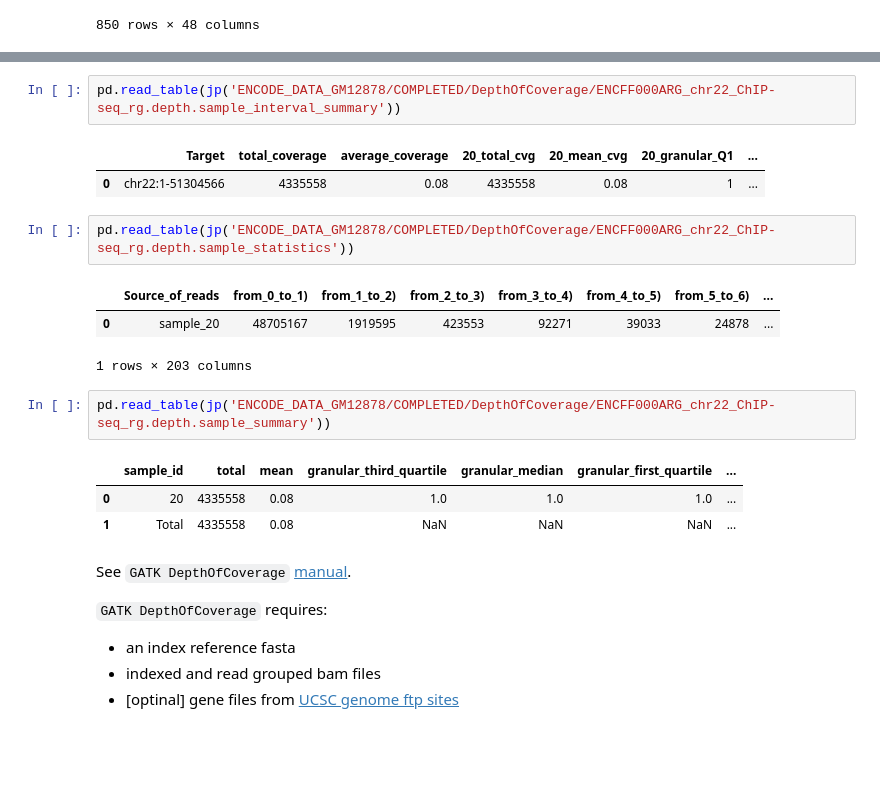
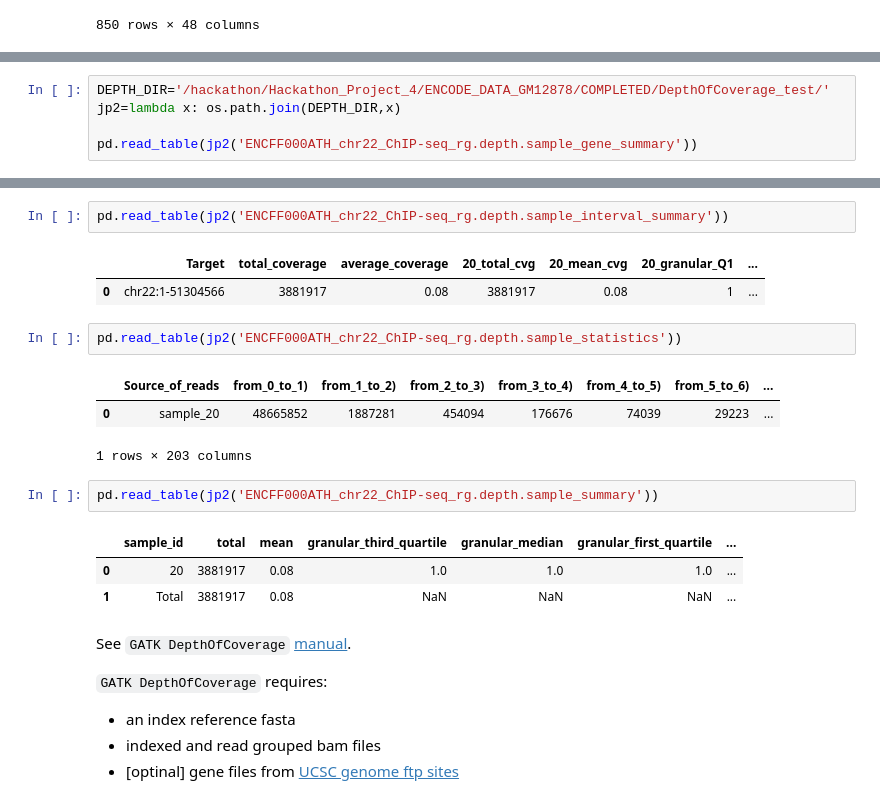
Before and after one commit to hackseq/2016_project_4, a Jupyter notebook: notebooks/DepthOfCoverage.ipynb, the cells around one changed output, grey strips where cells are left out. Cells and saved outputs as stored; diff of their text form; blank space fills up the shorter version.

```diff
--- a/notebooks/DepthOfCoverage.ipynb
+++ b/notebooks/DepthOfCoverage.ipynb
@@ -50,0 +55,5 @@ pd.read_table(jp('ENCODE_DATA_GM12878/COMPLETED/DepthOfCoverage/ENCFF000ARG_chr2
+# %%
+DEPTH_DIR='/hackathon/Hackathon_Project_4/ENCODE_DATA_GM12878/COMPLETED/DepthOfCoverage_test/'
+jp2=lambda x: os.path.join(DEPTH_DIR,x)
+
+pd.read_table(jp2('ENCFF000ATH_chr22_ChIP-seq_rg.depth.sample_gene_summary'))
@@ -55,22 +83,22 @@ pd.read_table(jp('ENCODE_DATA_GM12878/COMPLETED/DepthOfCoverage/ENCFF000ARG_chr2
 | 0 | At_least_1_samples | 1 | 0 | 0 | 0 | 0 | 0 | 0 | 0 | 0 | ... |
 1 rows × 203 columns
 # %%
-pd.read_table(jp('ENCODE_DATA_GM12878/COMPLETED/DepthOfCoverage/ENCFF000ARG_chr22_ChIP-seq_rg.depth.sample_interval_summary'))
+pd.read_table(jp2('ENCFF000ATH_chr22_ChIP-seq_rg.depth.sample_interval_summary'))
 # %% [output]
 |  | Target | total_coverage | average_coverage | 20_total_cvg | 20_mean_cvg | 20_granular_Q1 | ... |
-| 0 | chr22:1-51304566 | 4335558 | 0.08 | 4335558 | 0.08 | 1 | ... |
+| 0 | chr22:1-51304566 | 3881917 | 0.08 | 3881917 | 0.08 | 1 | ... |
 # %%
-pd.read_table(jp('ENCODE_DATA_GM12878/COMPLETED/DepthOfCoverage/ENCFF000ARG_chr22_ChIP-seq_rg.depth.sample_statistics'))
+pd.read_table(jp2('ENCFF000ATH_chr22_ChIP-seq_rg.depth.sample_statistics'))
 # %% [output]
 |  | Source_of_reads | from_0_to_1) | from_1_to_2) | from_2_to_3) | from_3_to_4) | from_4_to_5) | from_5_to_6) | ... |
-| 0 | sample_20 | 48705167 | 1919595 | 423553 | 92271 | 39033 | 24878 | ... |
+| 0 | sample_20 | 48665852 | 1887281 | 454094 | 176676 | 74039 | 29223 | ... |
 1 rows × 203 columns
 # %%
-pd.read_table(jp('ENCODE_DATA_GM12878/COMPLETED/DepthOfCoverage/ENCFF000ARG_chr22_ChIP-seq_rg.depth.sample_summary'))
+pd.read_table(jp2('ENCFF000ATH_chr22_ChIP-seq_rg.depth.sample_summary'))
 # %% [output]
 |  | sample_id | total | mean | granular_third_quartile | granular_median | granular_first_quartile | ... |
-| 0 | 20 | 4335558 | 0.08 | 1.0 | 1.0 | 1.0 | ... |
-| 1 | Total | 4335558 | 0.08 | NaN | NaN | NaN | ... |
+| 0 | 20 | 3881917 | 0.08 | 1.0 | 1.0 | 1.0 | ... |
+| 1 | Total | 3881917 | 0.08 | NaN | NaN | NaN | ... |
 # %% [markdown]
 See ``GATK DepthOfCoverage`` [manual](https://software.broadinstitute.org/gatk/gatkdocs/org_broadinstitute_gatk_tools_walkers_coverage_DepthOfCoverage.php#--calculateCoverageOverGenes).
 
```
Also changed, not shown: parts of 24 cells of this notebook, 2 other files.
